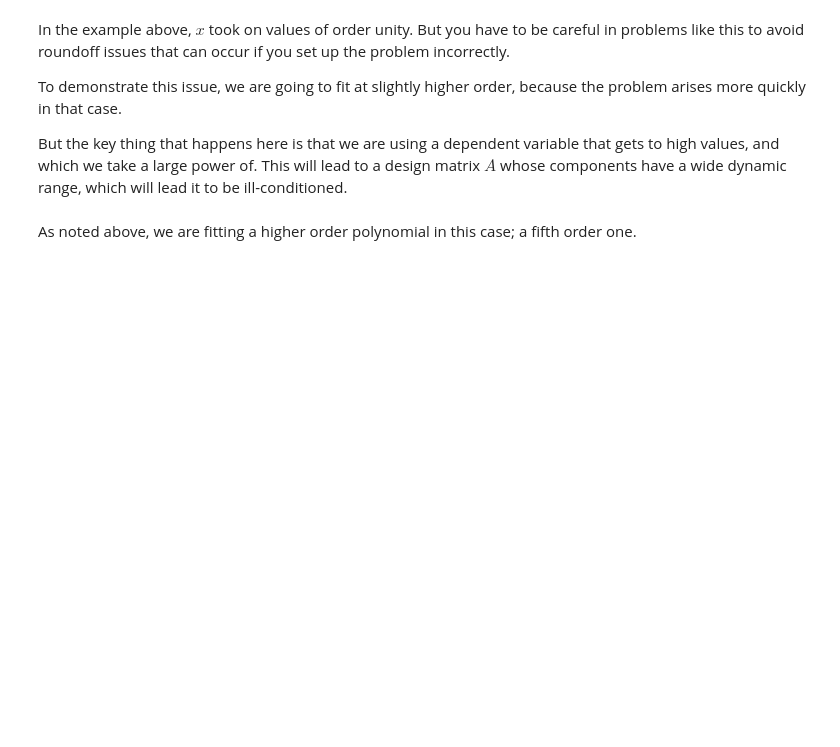
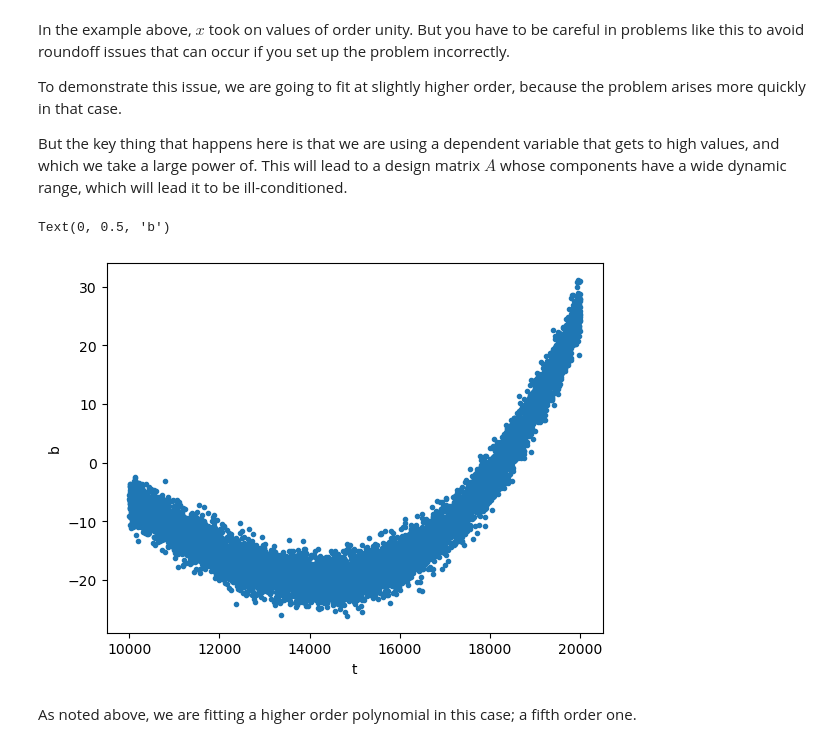
Before and after one commit to blanton144/computational-grad, a Jupyter notebook: docs/notebooks/linear-algebra.ipynb, the cells around one changed output. Drawn from its saved outputs; the diff is of its cells as text; code cells hidden in the pictures; blank space fills up the shorter version.

```diff
--- a/docs/notebooks/linear-algebra.ipynb
+++ b/docs/notebooks/linear-algebra.ipynb
@@ -346,10 +373,13 @@ To demonstrate this issue, we are going to fit at slightly higher order, because
 But the key thing that happens here is that we are using a dependent variable that gets to high values, and which we take a large power of. This will lead to a design matrix $A$ whose components have a wide dynamic range, which will lead it to be ill-conditioned.
 # %%
 t = np.random.random(size=10000) * 10000. + 10000.
-b = 40. + 0.1e-3 * t - 0.8e-6 * t**2 + 0.03e-9 * t**3 + 2.e-16 * t**4 + 1.e-20 * t**5 + 2. * np.random.normal(size=len(x))
+b = 40. + 0.1e-3 * t - 0.8e-6 * t**2 + 0.03e-9 * t**3 + 2.e-16 * t**4 + 1.e-20 * t**5 + 2. * np.random.normal(size=len(t))
 plt.plot(t, b, '.')
 plt.xlabel('t')
 plt.ylabel('b')
+# %% [output]
+Text(0, 0.5, 'b')
+[figure, added]
 # %% [markdown]
 As noted above, we are fitting a higher order polynomial in this case; a fifth order one.
 # %%
```
Also changed, not shown: parts of 25 cells of this notebook, 1 other file.
